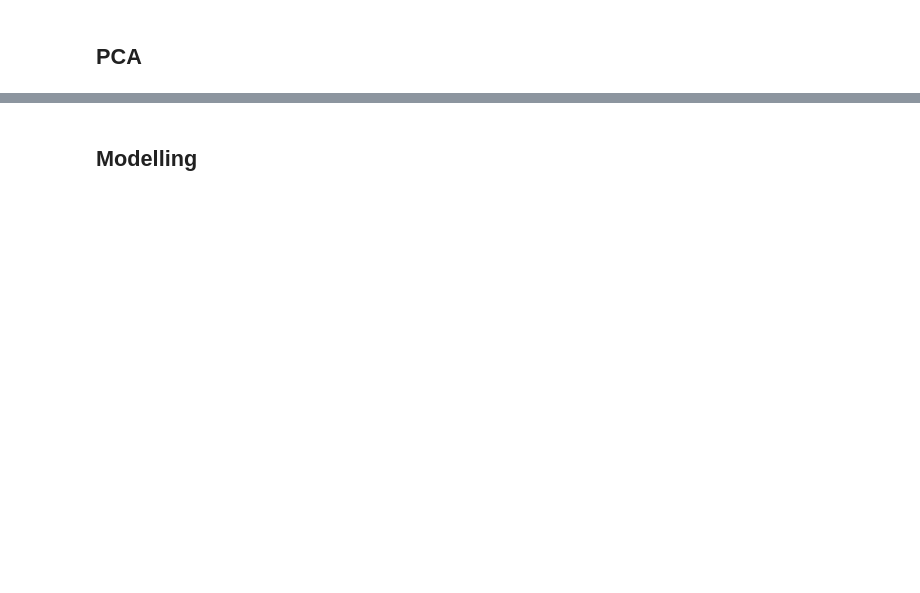
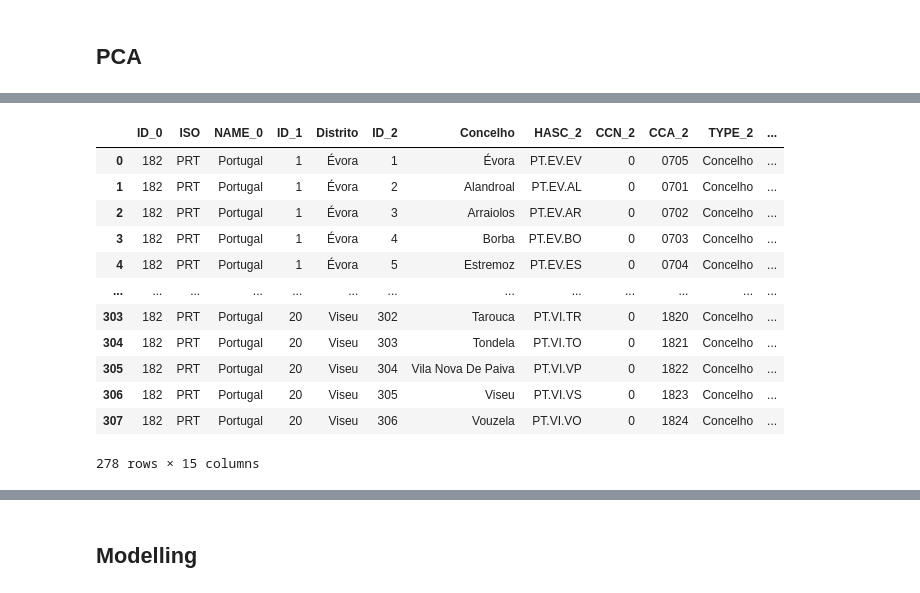
Before and after one commit to Vullkano/pfacd, a Jupyter notebook: rascunhos/freitas/5.NSupervisionada.ipynb, the cells around one changed output, grey strips where cells are left out. Drawn from its saved outputs; the diff is of its cells as text; code cells hidden in the pictures; blank space fills up the shorter version.

```diff
--- a/rascunhos/freitas/5.NSupervisionada.ipynb
+++ b/rascunhos/freitas/5.NSupervisionada.ipynb
@@ -571,0 +720,22 @@ print(pca.singular_values_)
+# %%
+file_path = shape_folder / "concelhos.shp"
+Concelho = gpd.read_file(file_path)
+Concelho.rename(columns={'NAME_1': 'Distrito'}, inplace=True)
+Concelho.rename(columns={'NAME_2': 'Concelho'}, inplace=True)
+Concelho["Concelho"] = Concelho["Concelho"].str.title()
+Concelho = Concelho[~Concelho['Distrito'].isin(['Azores', 'Madeira'])]
+Concelho
+# %% [output]
+|  | ID_0 | ISO | NAME_0 | ID_1 | Distrito | ID_2 | Concelho | HASC_2 | CCN_2 | CCA_2 | TYPE_2 | ... |
+| 0 | 182 | PRT | Portugal | 1 | Évora | 1 | Évora | PT.EV.EV | 0 | 0705 | Concelho | ... |
+| 1 | 182 | PRT | Portugal | 1 | Évora | 2 | Alandroal | PT.EV.AL | 0 | 0701 | Concelho | ... |
+| 2 | 182 | PRT | Portugal | 1 | Évora | 3 | Arraiolos | PT.EV.AR | 0 | 0702 | Concelho | ... |
+| 3 | 182 | PRT | Portugal | 1 | Évora | 4 | Borba | PT.EV.BO | 0 | 0703 | Concelho | ... |
+| 4 | 182 | PRT | Portugal | 1 | Évora | 5 | Estremoz | PT.EV.ES | 0 | 0704 | Concelho | ... |
+| ... | ... | ... | ... | ... | ... | ... | ... | ... | ... | ... | ... | ... |
+| 303 | 182 | PRT | Portugal | 20 | Viseu | 302 | Tarouca | PT.VI.TR | 0 | 1820 | Concelho | ... |
+| 304 | 182 | PRT | Portugal | 20 | Viseu | 303 | Tondela | PT.VI.TO | 0 | 1821 | Concelho | ... |
+| 305 | 182 | PRT | Portugal | 20 | Viseu | 304 | Vila Nova De Paiva | PT.VI.VP | 0 | 1822 | Concelho | ... |
+| 306 | 182 | PRT | Portugal | 20 | Viseu | 305 | Viseu | PT.VI.VS | 0 | 1823 | Concelho | ... |
+| 307 | 182 | PRT | Portugal | 20 | Viseu | 306 | Vouzela | PT.VI.VO | 0 | 1824 | Concelho | ... |
+278 rows × 15 columns
```
Also changed, not shown: parts of 55 cells of this notebook.
